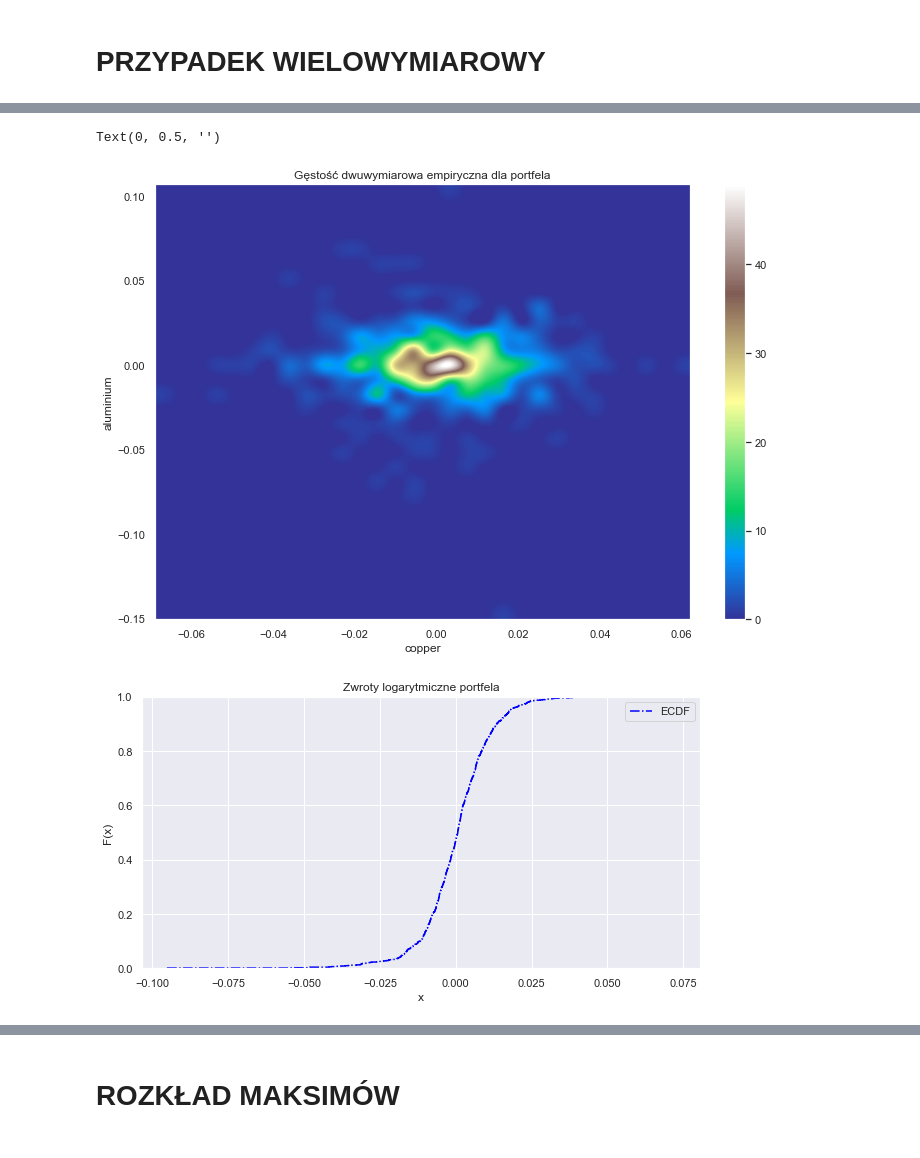
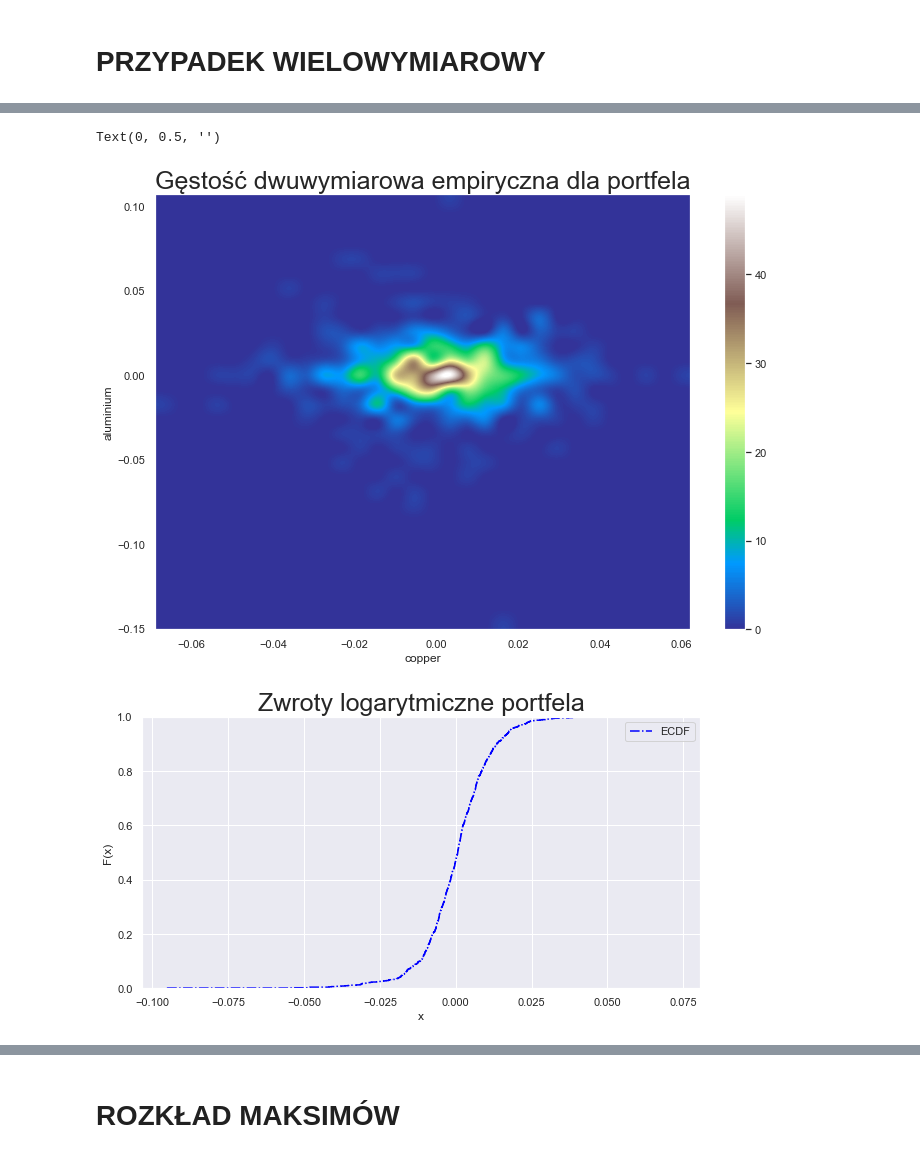
Before and after one commit to Szymex49/NVIDIA_risk_management, a Jupyter notebook: Prezentacja_2.ipynb, the cells around one changed output, grey strips where cells are left out. Cells and saved outputs as stored; diff of their text form; code cells hidden in the pictures.

```diff
--- a/Prezentacja_2.ipynb
+++ b/Prezentacja_2.ipynb
@@ -303,23 +326,23 @@ plt.show()
 # %%
 heatmap, xedges, yedges = np.histogram2d(r1, r2, bins = 30)
 
 fig = plt.figure(figsize = (12, 8))
 plt.imshow(heatmap.T, interpolation="spline36",
                cmap = 'terrain',
               extent = [min(xedges), max(xedges),
                        min(yedges), max(yedges)],
           aspect = 'auto',
           origin = 'lower')
 plt.grid(visible = False)
 plt.xlabel('copper')
 plt.ylabel('aluminium')
-plt.title('Gęstość dwuwymiarowa empiryczna dla portfela')
+plt.title('Gęstość dwuwymiarowa empiryczna dla portfela', fontsize = 25)
 cbar = plt.colorbar()
 cbar.ax.set_ylabel('')
 # %% [output]
 Text(0, 0.5, '')
-[figure, old version]
+[figure, new version]
 # %%
-cdf(port, 'Zwroty logarytmiczne portfela', True)
+cdf(port, 'Zwroty logarytmiczne portfela', True, True)
 # %% [output]
-[figure, old version]
+[figure, new version]
```
Also changed, not shown: parts of 20 cells of this notebook.
